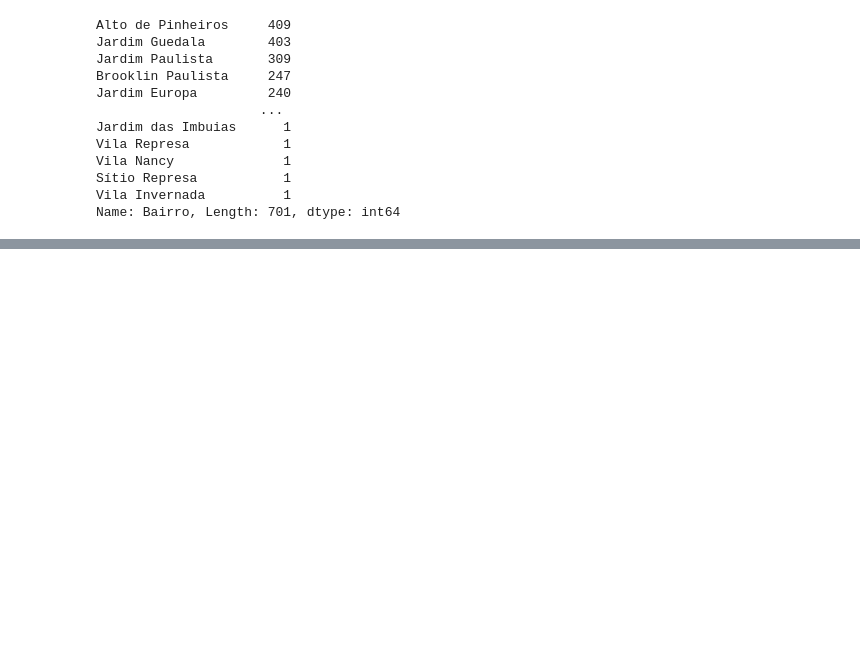
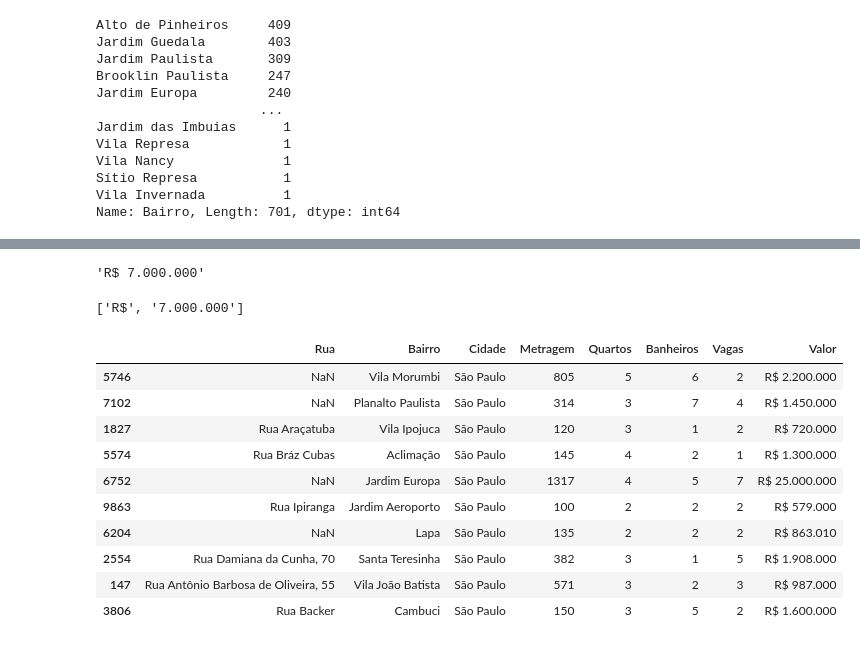
Before and after one commit to ThisIsJoaoNunes/Precificacao-de-Imoveis, a Jupyter notebook: Precificação de Imóveis.ipynb, the cells around one changed output, grey strips where cells are left out. Cells and saved outputs as stored; diff of their text form; code cells hidden in the pictures; blank space fills up the shorter version.

```diff
--- a/Precificação de Imóveis.ipynb
+++ b/Precificação de Imóveis.ipynb
@@ -116,0 +119,22 @@ AxesSubplot(0.125,0.125;0.775x0.755)
+# %%
+dados["Valor"][0]
+# %% [output]
+'R$ 7.000.000'
+# %%
+dados["Valor"][0].split()
+# %% [output]
+['R$', '7.000.000']
+# %%
+dados.sample(10)
+# %% [output]
+|  | Rua | Bairro | Cidade | Metragem | Quartos | Banheiros | Vagas | Valor |
+| 5746 | NaN | Vila Morumbi | São Paulo | 805 | 5 | 6 | 2 | R$ 2.200.000 |
+| 7102 | NaN | Planalto Paulista | São Paulo | 314 | 3 | 7 | 4 | R$ 1.450.000 |
+| 1827 | Rua Araçatuba | Vila Ipojuca | São Paulo | 120 | 3 | 1 | 2 | R$ 720.000 |
+| 5574 | Rua Bráz Cubas | Aclimação | São Paulo | 145 | 4 | 2 | 1 | R$ 1.300.000 |
+| 6752 | NaN | Jardim Europa | São Paulo | 1317 | 4 | 5 | 7 | R$ 25.000.000 |
+| 9863 | Rua Ipiranga | Jardim Aeroporto | São Paulo | 100 | 2 | 2 | 2 | R$ 579.000 |
+| 6204 | NaN | Lapa | São Paulo | 135 | 2 | 2 | 2 | R$ 863.010 |
+| 2554 | Rua Damiana da Cunha, 70 | Santa Teresinha | São Paulo | 382 | 3 | 1 | 5 | R$ 1.908.000 |
+| 147 | Rua Antônio Barbosa de Oliveira, 55 | Vila João Batista | São Paulo | 571 | 3 | 2 | 3 | R$ 987.000 |
+| 3806 | Rua Backer | Cambuci | São Paulo | 150 | 3 | 5 | 2 | R$ 1.600.000 |
```
Also changed, not shown: parts of 14 cells of this notebook.
